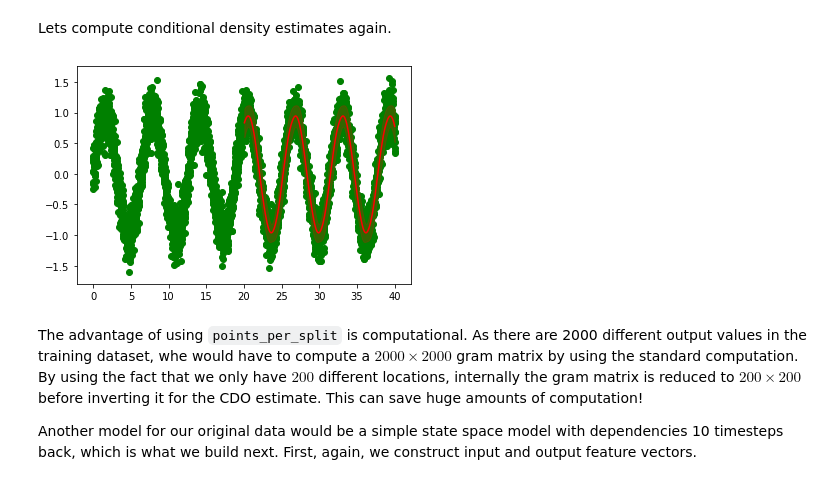
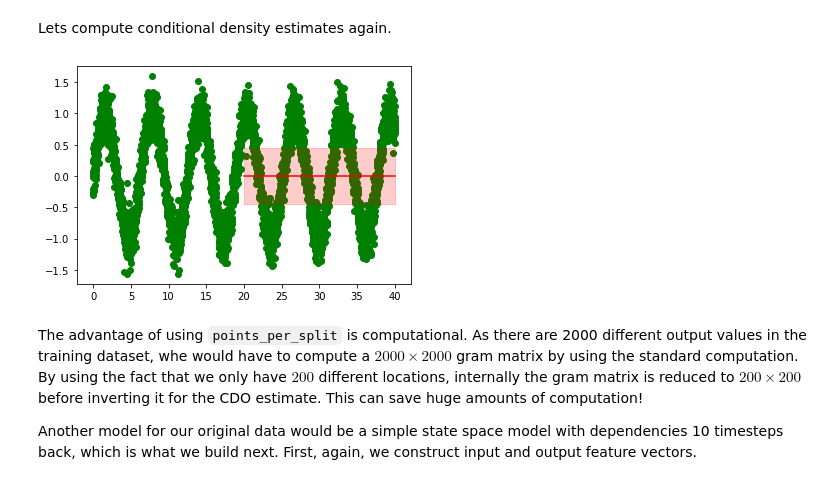
Before and after one commit to zalandoresearch/JaxRK, a Jupyter notebook: examples/Quick_start.ipynb, the cells around one changed output. Cells and saved outputs as stored; diff of their text form; code cells hidden in the pictures.

Commit message:
Refactoring with reduce operations close to done. Still to do: - much more testing - changing test cases - change SpVec to FiniteVec with reduce operations

```diff
--- a/examples/Quick_start.ipynb
+++ b/examples/Quick_start.ipynb
@@ -72,7 +74,7 @@ from jax import random
 x = np.linspace(0, 40, 400).reshape((-1, 1))
 y = np.sin(x) + randn(len(x)).reshape((-1, 1)) * 0.2
 out_kern = GaussianKernel(0.4)
-refervec = FiniteVec(out_kern, np.linspace(y[:-201].min() - 4, y[:-201].max() + 4, 6000)[:, None])
+refervec = FiniteVec(out_kern, np.linspace(y[:-201].min() - 4, y[:-201].max() + 4, 6000)[:, None], [])
 
 pl.scatter(x.T, y.T)
 # %% [output]
@@ -93,8 +95,8 @@ def plot_pred(mean_var, x, y, points_per_split = 1):
 # %% [markdown]
 Now, lets build a simple model regressing from index to output distribution using the prior information that the output depends periodically on the input. This is encoded in the fact that the input features use a periodic kernel.
 # %%
-invec = FiniteVec(PeriodicKernel(2*np.pi, 0.3), x[:200])
-outvec = FiniteVec(out_kern, y[:200])
+invec = FiniteVec(PeriodicKernel(2*np.pi, 0.3), x[:200], [])
+outvec = FiniteVec(out_kern, y[:200], [])
 # %% [markdown]
 Now the conditional density operator `cd` uses these input and output features along with a feature vector encoding the uniform reference measure, `refervec`.
 We apply it to all input locations that we are interested in, `x[199:399]`, by calling the `apply` function with a feature vector for the input locations. This returns a vector of RKHS objects which approximate the conditional probabilities. We normalize these and compute the closed form mean and variance of these conditional probabilities.
@@ -108,17 +122,17 @@ plot_pred(mean_var, x, y)
 Now lets say we have 10 observations per input location. This is easily reflected by using more complex RKHS elements as output feature vectors.
 # %%
 y2 = (np.sin(x) + randn(len(x) *10).reshape((-1, 10)) * 0.2).reshape((-1, 1))
-outvec2 = FiniteVec(out_kern, y2[:2000], points_per_split = 10) #prefactors default to 1/points_per_split
+outvec2 = FiniteVec(out_kern, y2[:2000], [BalancedSum(10)]) #prefactors default to 1/points_per_split
 # %% [markdown]
 Lets compute conditional density estimates again.
 # %%
 cd = Cdo(invec, outvec2, refervec)
-mean_var = np.array((cd @ FiniteVec(invec.k, x[199:399])).normalized().get_mean_var()).T
+mean_var = np.array((cd @ FiniteVec(invec.k, x[199:399])).get_mean_var()).T
 
 mean_var.shape
 plot_pred(mean_var, x, y2, points_per_split = 10)
 # %% [output]
-[figure, old version]
+[figure, new version]
 # %% [markdown]
 The advantage of using `points_per_split` is computational. As there are 2000 different output values in the training dataset, whe would have to compute a $2000\times2000$ gram matrix by using the standard computation. By using the fact that we only have $200$ different locations, internally the gram matrix is reduced to $200\times 200$ before inverting it for the CDO estimate. This can save huge amounts of computation!
 
```
Also changed, not shown: parts of 7 cells of this notebook, 6 other files.
